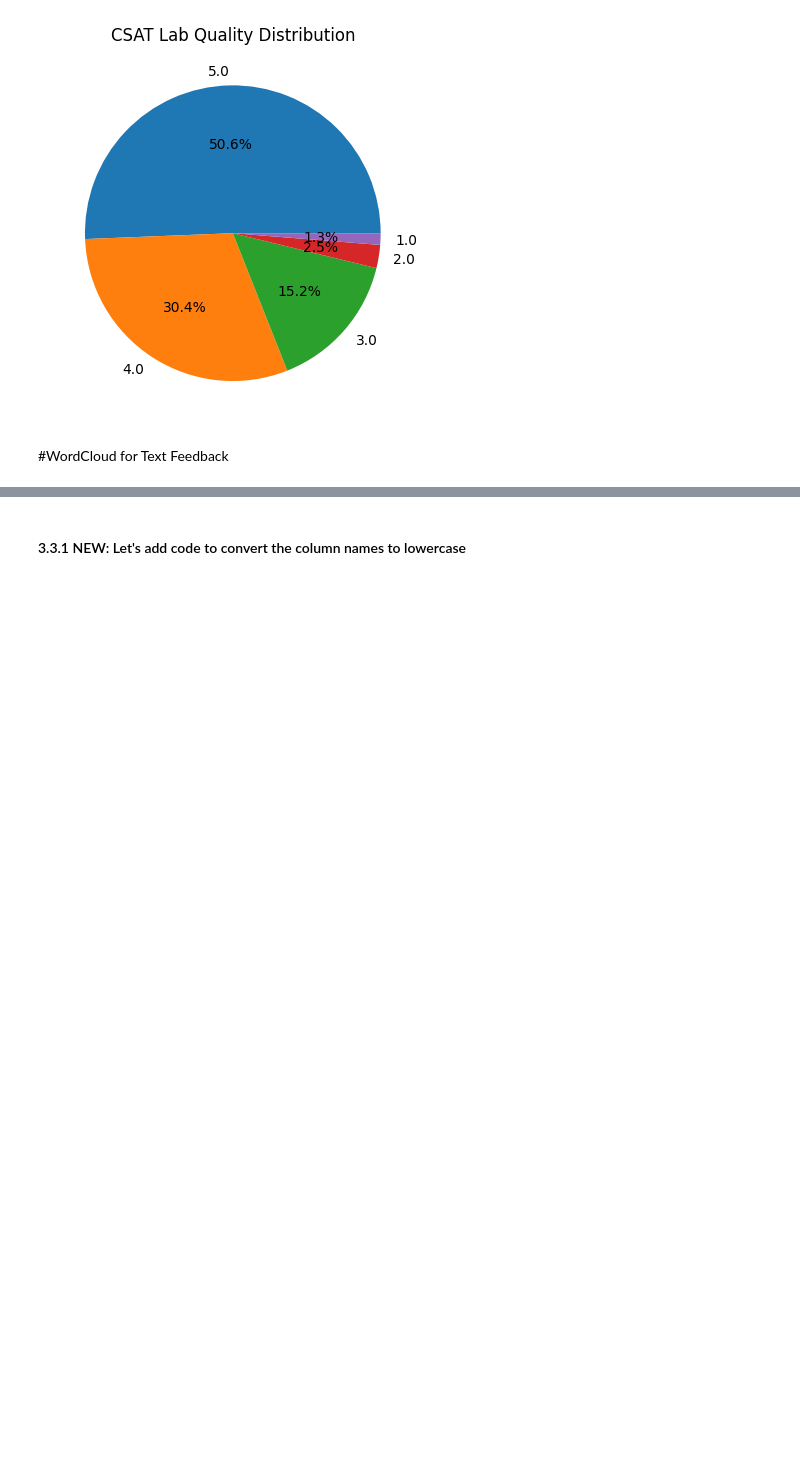
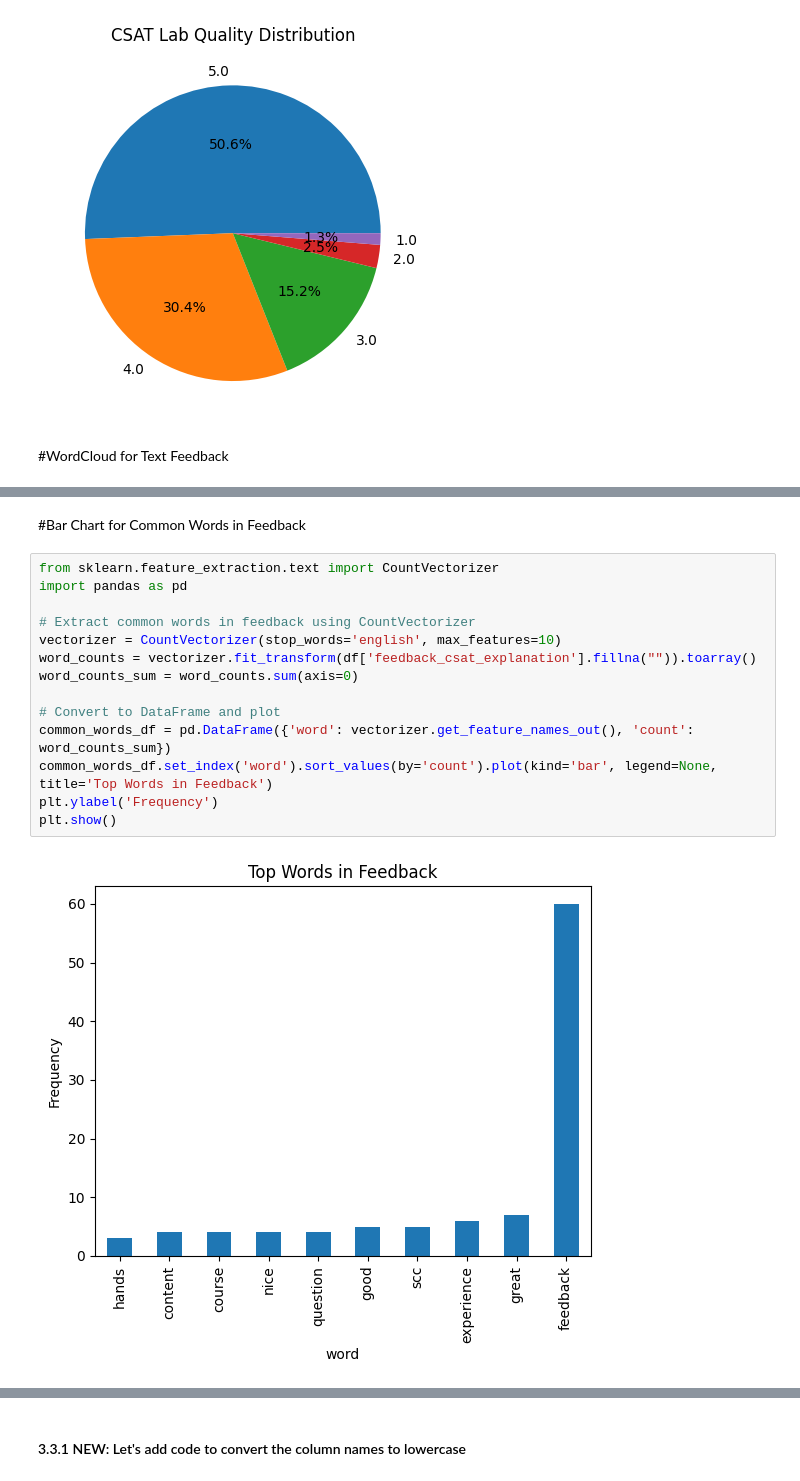
Before and after one commit to gstripling00/conferences, a Jupyter notebook: course_data_analysis.ipynb, the cells around one changed output, grey strips where cells are left out. Cells and saved outputs as stored; diff of their text form; blank space fills up the shorter version.

```diff
--- a/course_data_analysis.ipynb
+++ b/course_data_analysis.ipynb
@@ -288,0 +282,18 @@ df.head()
+# %% [markdown]
+#Bar Chart for Common Words in Feedback
+# %%
+from sklearn.feature_extraction.text import CountVectorizer
+import pandas as pd
+
+# Extract common words in feedback using CountVectorizer
+vectorizer = CountVectorizer(stop_words='english', max_features=10)
+word_counts = vectorizer.fit_transform(df['feedback_csat_explanation'].fillna("")).toarray()
+word_counts_sum = word_counts.sum(axis=0)
+
+# Convert to DataFrame and plot
+common_words_df = pd.DataFrame({'word': vectorizer.get_feature_names_out(), 'count': word_counts_sum})
+common_words_df.set_index('word').sort_values(by='count').plot(kind='bar', legend=None, title='Top Words in Feedback')
+plt.ylabel('Frequency')
+plt.show()
+# %% [output]
+[figure, added]
```
Also changed, not shown: parts of 8 cells of this notebook.
